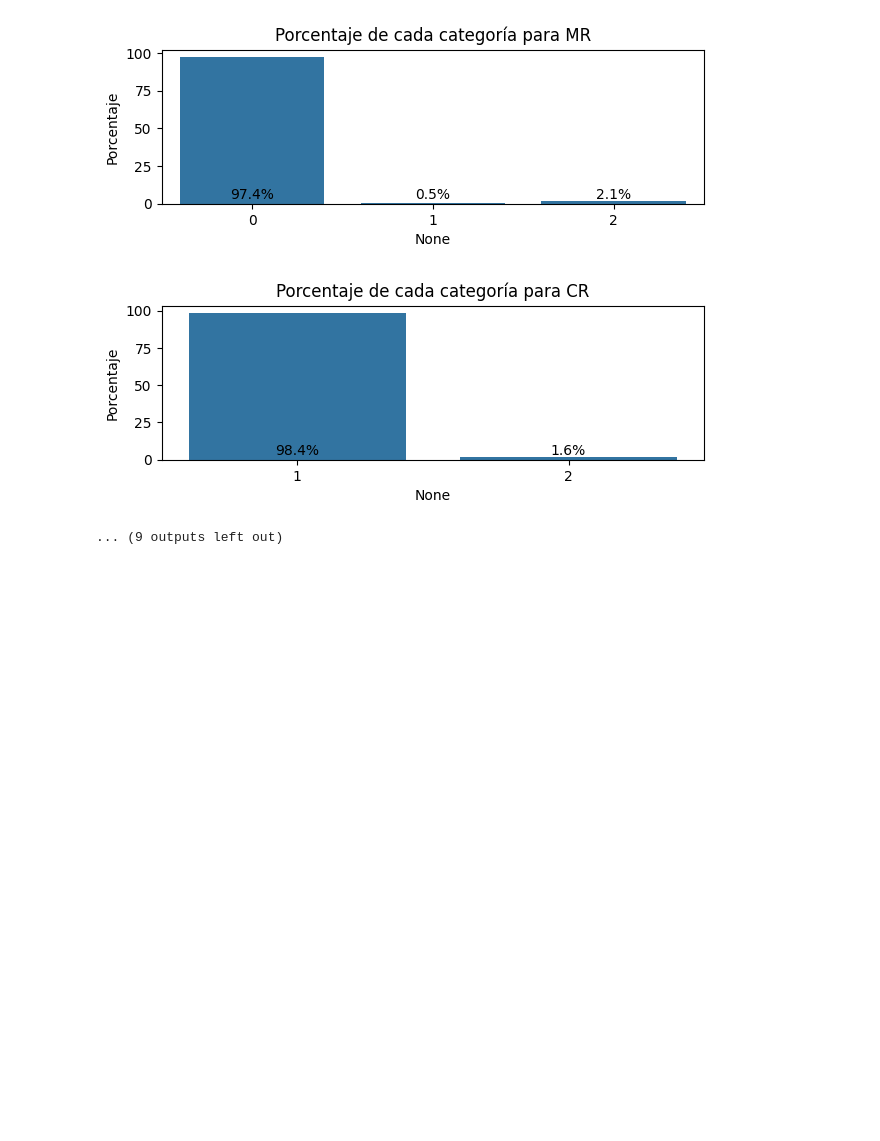
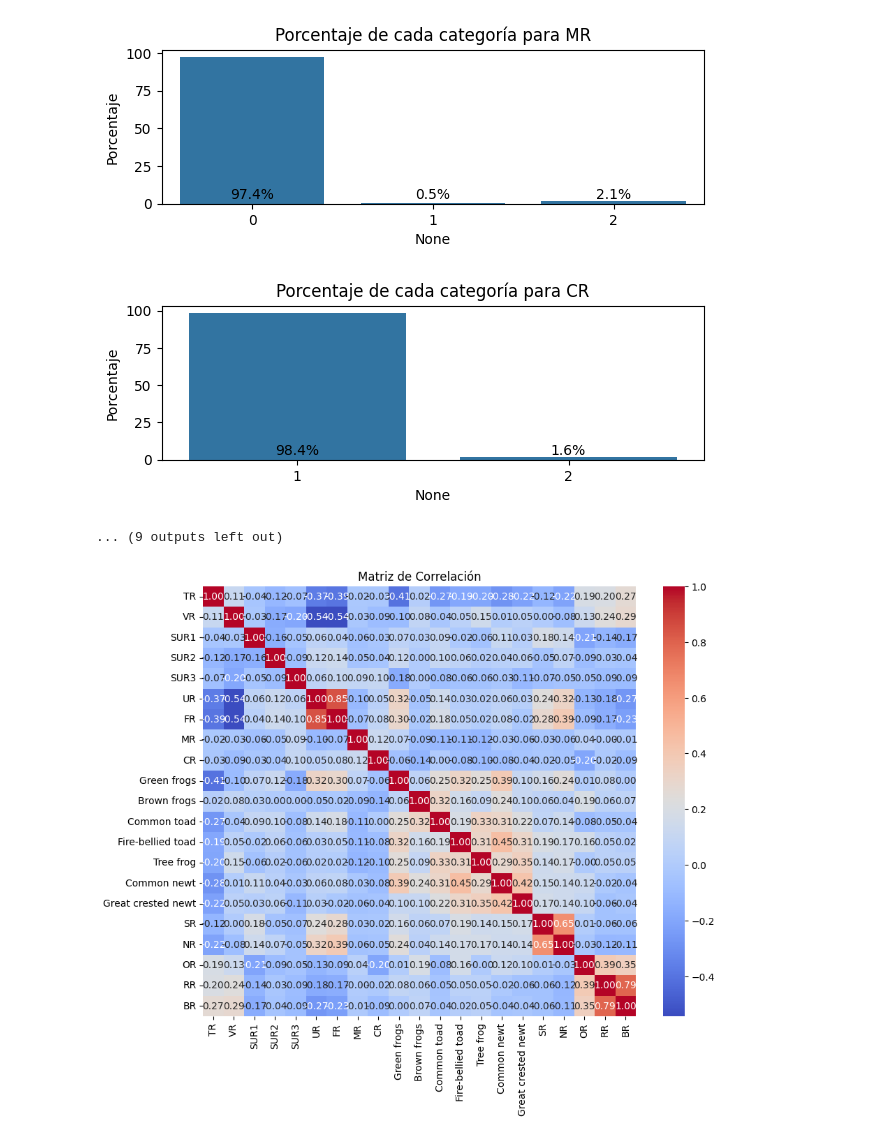
Before and after one commit to rojasfery/MLOps_2024, a Jupyter notebook: 1er_entregable_proyecto_boot_camp_MLOps.ipynb, the cells around one changed output. Cells and saved outputs as stored; diff of their text form; code cells hidden in the pictures; blank space fills up the shorter version.

```diff
--- a/1er_entregable_proyecto_boot_camp_MLOps.ipynb
+++ b/1er_entregable_proyecto_boot_camp_MLOps.ipynb
@@ -377,3 +404,28 @@ print("\n-----------------------------------------------------------------------
 [figure]
 [figure]
 ... (9 outputs left out)
+# %%
+################################################################################
+##  Obteniendo matriz de correlación
+################################################################################
+# matriz de correlación para variables sin considerar ID y Motorway
+
+vars_categorical_ = [
+    "TR", "VR", "SUR1", "SUR2", "SUR3",
+    "UR", "FR", "MR", "CR"
+]
+
+corr_matrix = dataset[vars_categorical_ + vars_label + vars_numerical + vars_ordinal].corr()
+
+# Visualizando la matriz de correlación usando Seaborn
+import seaborn as sns
+import matplotlib.pyplot as plt
+
+plt.figure(figsize=(10, 8))
+sns.heatmap(corr_matrix, annot=True, cmap="coolwarm", fmt=".2f")
+plt.title("Matriz de Correlación")
+plt.show()
+
+corr_matrix.to_csv('matriz_correlacion.csv')
+# %% [output]
+[figure, added]
```
Also changed, not shown: parts of 19 cells of this notebook.
